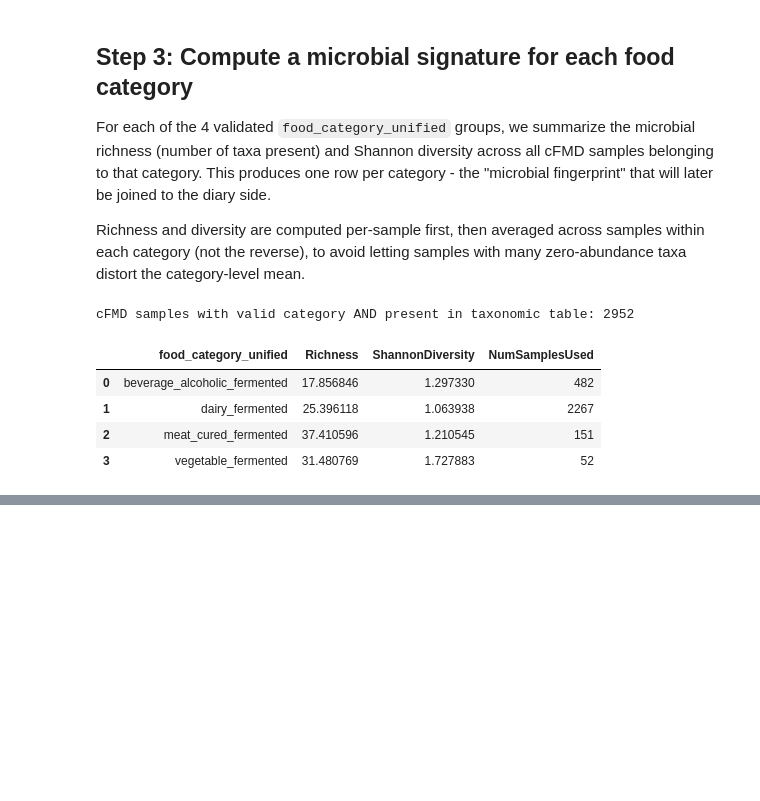
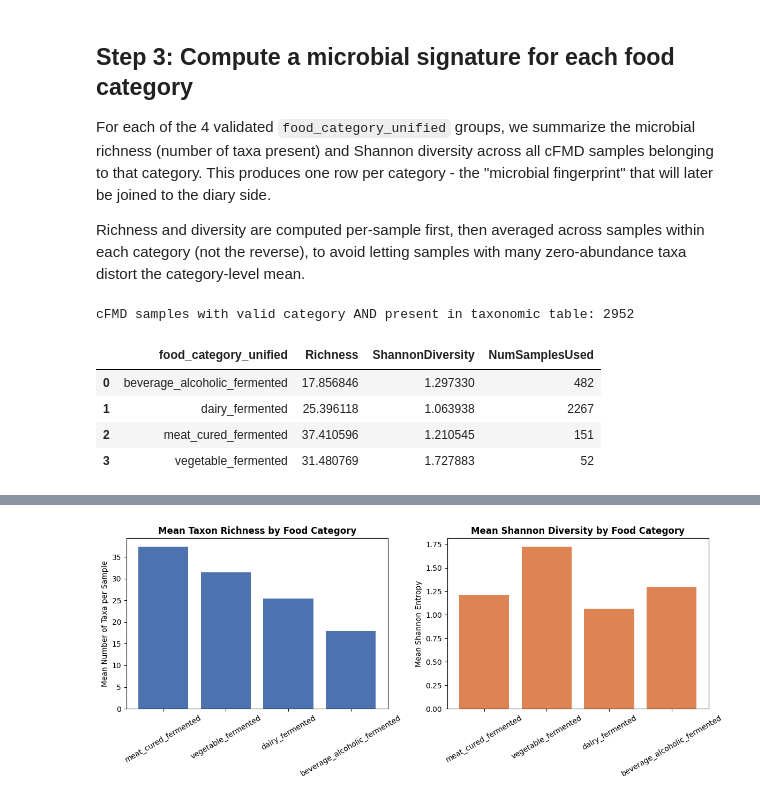
Before and after one commit to RoeeWnaor/microbiome-project_shelano, a Jupyter notebook: food_microbiome_linkage.ipynb, the cells around one changed output, grey strips where cells are left out. Cells and saved outputs as stored; diff of their text form; code cells hidden in the pictures; blank space fills up the shorter version.

```diff
--- a/food_microbiome_linkage.ipynb
+++ b/food_microbiome_linkage.ipynb
@@ -402,0 +410,25 @@ cFMD samples with valid category AND present in taxonomic table: 2952
+# %%
+import matplotlib.pyplot as plt
+
+fig, axes = plt.subplots(1, 2, figsize=(12, 5))
+
+order = category_signature.sort_values("Richness", ascending=False)["food_category_unified"]
+
+axes[0].bar(category_signature.set_index("food_category_unified").loc[order, "Richness"].index,
+            category_signature.set_index("food_category_unified").loc[order, "Richness"].values,
+            color="#4C72B0")
+axes[0].set_title("Mean Taxon Richness by Food Category", fontweight="bold")
+axes[0].set_ylabel("Mean Number of Taxa per Sample")
+axes[0].tick_params(axis="x", rotation=30)
+
+axes[1].bar(category_signature.set_index("food_category_unified").loc[order, "ShannonDiversity"].index,
+            category_signature.set_index("food_category_unified").loc[order, "ShannonDiversity"].values,
+            color="#DD8452")
+axes[1].set_title("Mean Shannon Diversity by Food Category", fontweight="bold")
+axes[1].set_ylabel("Mean Shannon Entropy")
+axes[1].tick_params(axis="x", rotation=30)
+
+plt.tight_layout()
+plt.show()
+# %% [output]
+[figure, added]
```
Also changed, not shown: parts of 63 cells of this notebook, 1 other file.
